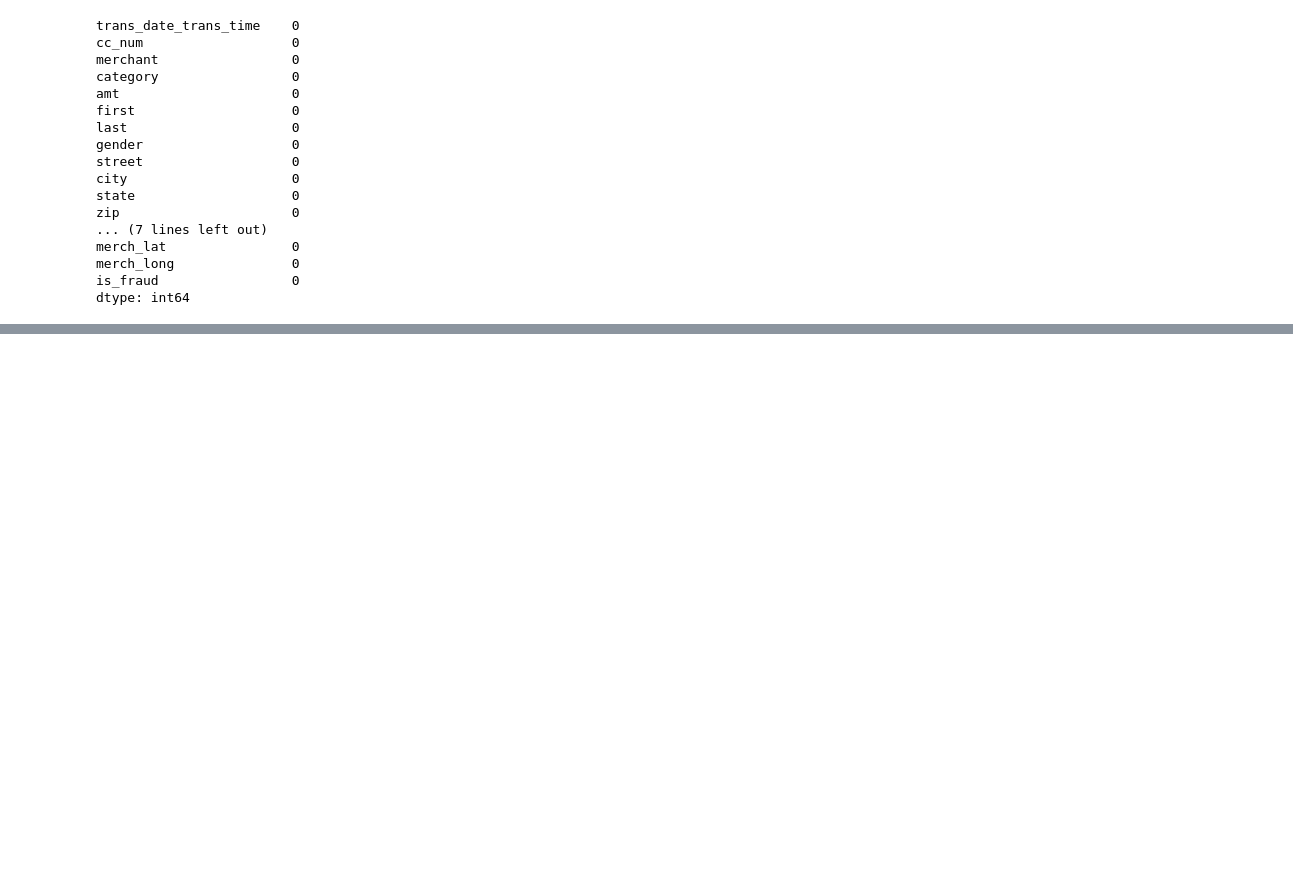
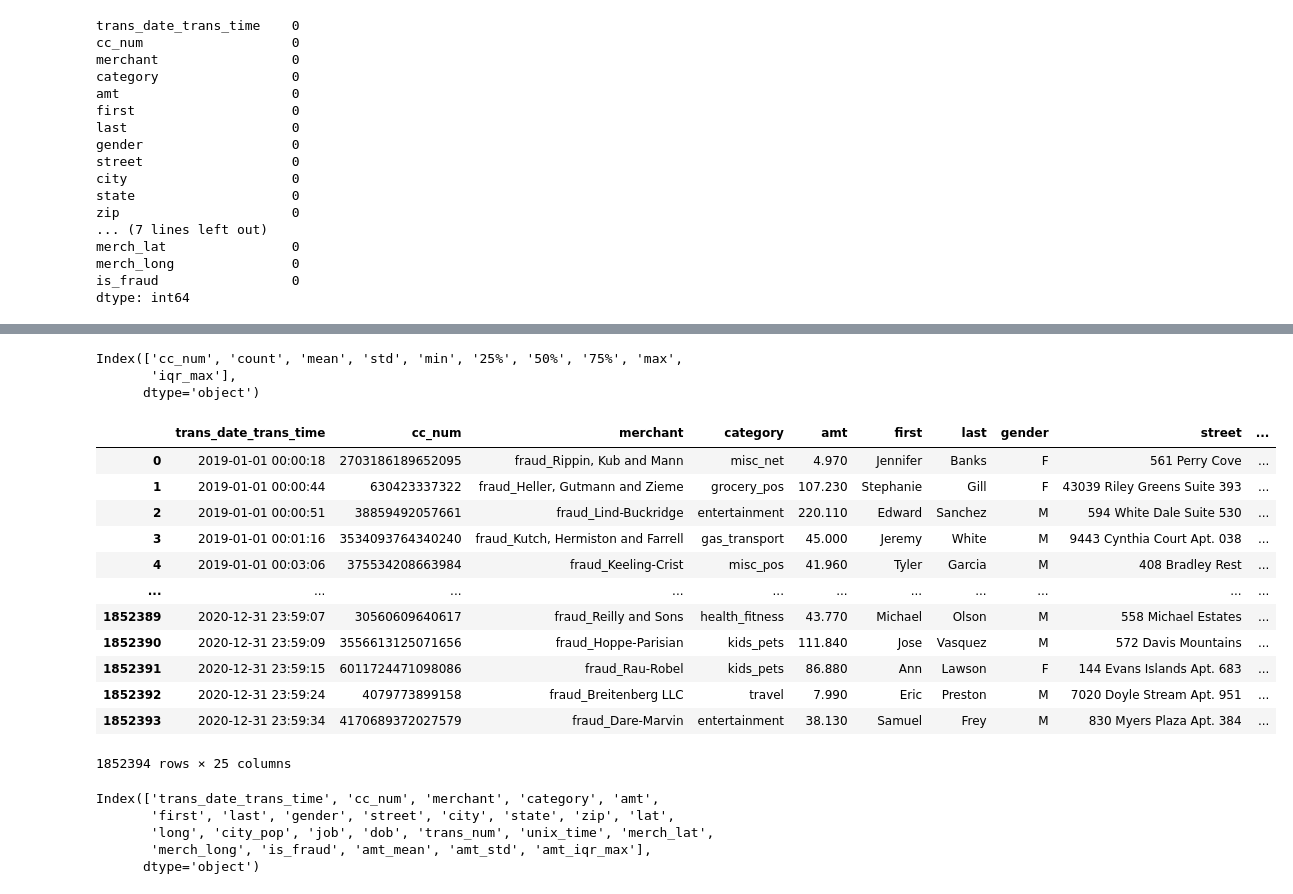
Before and after one commit to eunso03/fintech, a Jupyter notebook: 05machine_learning/11지도학습_분류분석_신용카드사기탐지_모델만들기.ipynb, the cells around one changed output, grey strips where cells are left out. Saved outputs shown, nothing was run; the diff lists cells and outputs as text; code cells hidden in the pictures; blank space fills up the shorter version.

```diff
--- a/05machine_learning/11지도학습_분류분석_신용카드사기탐지_모델만들기.ipynb
+++ b/05machine_learning/11지도학습_분류분석_신용카드사기탐지_모델만들기.ipynb
@@ -82,0 +231,34 @@ print(classification_report(y_test, pred))
+# %%
+amt_desc.columns
+# %% [output]
+Index(['cc_num', 'count', 'mean', 'std', 'min', '25%', '50%', '75%', 'max',
+       'iqr_max'],
+      dtype='object')
+# %%
+amt_desc.columns = ['cc_num', 'count', 'amt_mean', 'amt_std', 'min',
+                    '25%', '50%', '75%', 'max', 'amt_iqr_max']
+# %%
+data = pd.merge(data, amt_desc[['cc_num', 'amt_mean', 'amt_std', 'amt_iqr_max']], how='left', on='cc_num')
+data
+# %% [output]
+|  | trans_date_trans_time | cc_num | merchant | category | amt | first | last | gender | street | ... |
+| 0 | 2019-01-01 00:00:18 | 2703186189652095 | fraud_Rippin, Kub and Mann | misc_net | 4.970 | Jennifer | Banks | F | 561 Perry Cove | ... |
+| 1 | 2019-01-01 00:00:44 | 630423337322 | fraud_Heller, Gutmann and Zieme | grocery_pos | 107.230 | Stephanie | Gill | F | 43039 Riley Greens Suite 393 | ... |
+| 2 | 2019-01-01 00:00:51 | 38859492057661 | fraud_Lind-Buckridge | entertainment | 220.110 | Edward | Sanchez | M | 594 White Dale Suite 530 | ... |
+| 3 | 2019-01-01 00:01:16 | 3534093764340240 | fraud_Kutch, Hermiston and Farrell | gas_transport | 45.000 | Jeremy | White | M | 9443 Cynthia Court Apt. 038 | ... |
+| 4 | 2019-01-01 00:03:06 | 375534208663984 | fraud_Keeling-Crist | misc_pos | 41.960 | Tyler | Garcia | M | 408 Bradley Rest | ... |
+| ... | ... | ... | ... | ... | ... | ... | ... | ... | ... | ... |
+| 1852389 | 2020-12-31 23:59:07 | 30560609640617 | fraud_Reilly and Sons | health_fitness | 43.770 | Michael | Olson | M | 558 Michael Estates | ... |
+| 1852390 | 2020-12-31 23:59:09 | 3556613125071656 | fraud_Hoppe-Parisian | kids_pets | 111.840 | Jose | Vasquez | M | 572 Davis Mountains | ... |
+| 1852391 | 2020-12-31 23:59:15 | 6011724471098086 | fraud_Rau-Robel | kids_pets | 86.880 | Ann | Lawson | F | 144 Evans Islands Apt. 683 | ... |
+| 1852392 | 2020-12-31 23:59:24 | 4079773899158 | fraud_Breitenberg LLC | travel | 7.990 | Eric | Preston | M | 7020 Doyle Stream Apt. 951 | ... |
+| 1852393 | 2020-12-31 23:59:34 | 4170689372027579 | fraud_Dare-Marvin | entertainment | 38.130 | Samuel | Frey | M | 830 Myers Plaza Apt. 384 | ... |
+1852394 rows × 25 columns
+# %%
+data.columns
+# %% [output]
+Index(['trans_date_trans_time', 'cc_num', 'merchant', 'category', 'amt',
+       'first', 'last', 'gender', 'street', 'city', 'state', 'zip', 'lat',
+       'long', 'city_pop', 'job', 'dob', 'trans_num', 'unix_time', 'merch_lat',
+       'merch_long', 'is_fraud', 'amt_mean', 'amt_std', 'amt_iqr_max'],
+      dtype='object')
```
Also changed, not shown: parts of 63 cells of this notebook, 1 other file.
